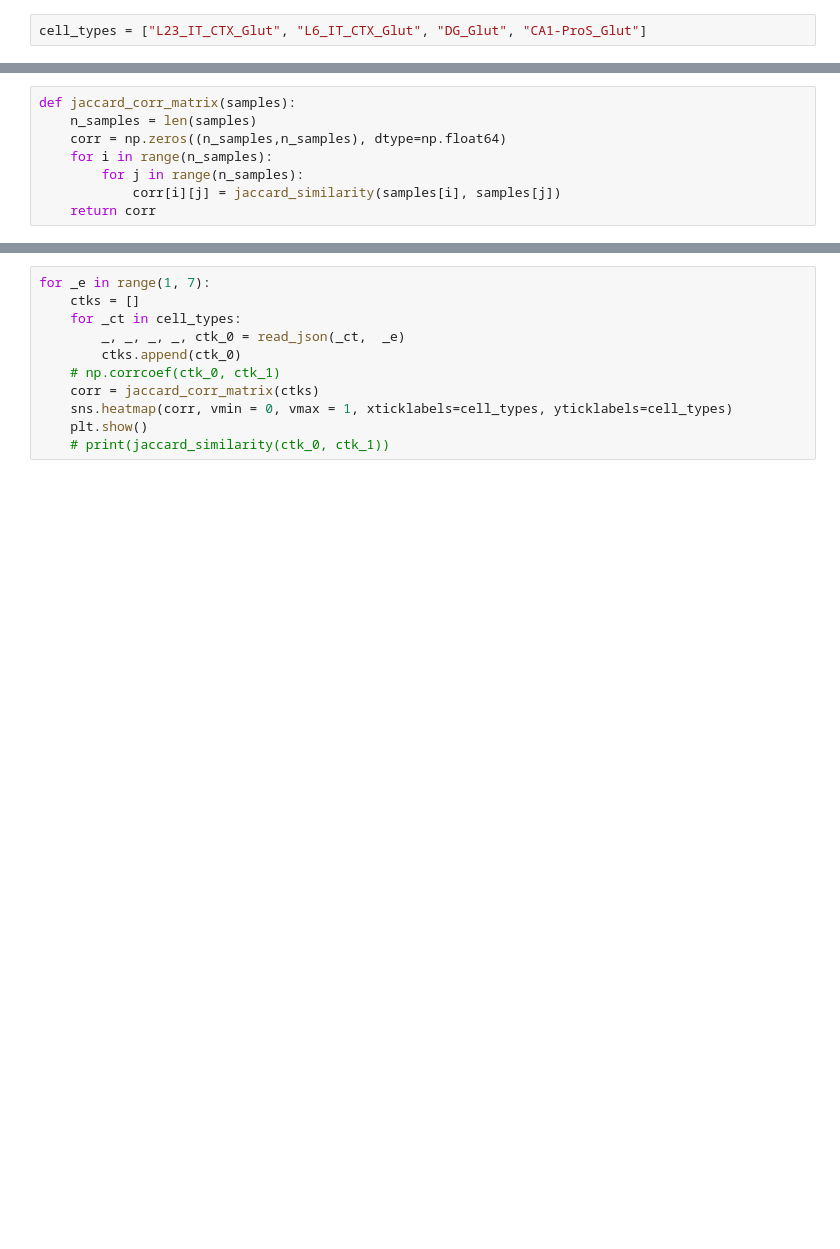
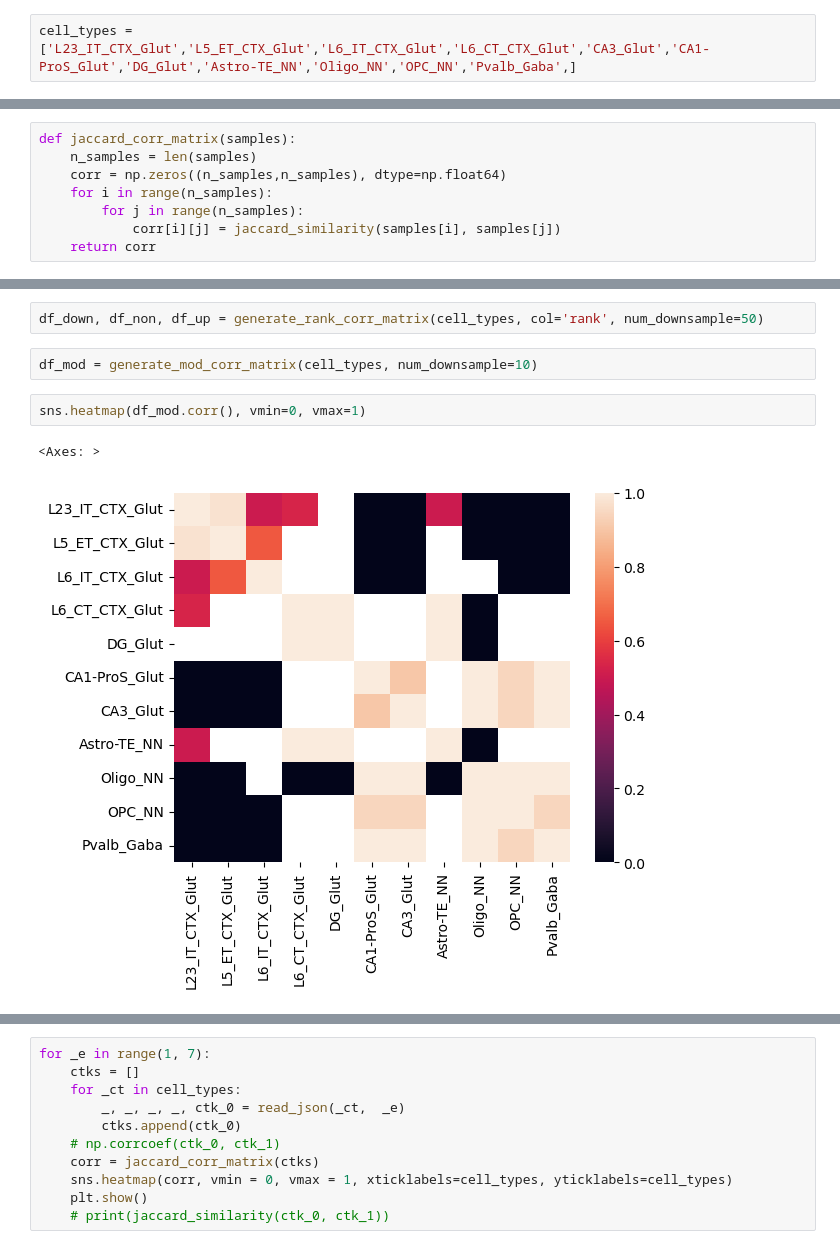
Before and after one commit to Michaelvll/aging-gene-prediction, a Jupyter notebook: ak_workspace/analyze_results/02_analyze_xgb.ipynb, the cells around one changed output, grey strips where cells are left out. Saved outputs shown, nothing was run; the diff lists cells and outputs as text; blank space fills up the shorter version.

```diff
--- a/ak_workspace/analyze_results/02_analyze_xgb.ipynb
+++ b/ak_workspace/analyze_results/02_analyze_xgb.ipynb
@@ -19,7 +19,7 @@ from scipy.stats import entropy
 from itertools import combinations
 from sklearn.metrics import mutual_info_score, confusion_matrix
 # %%
-cell_types = ["L23_IT_CTX_Glut", "L6_IT_CTX_Glut", "DG_Glut", "CA1-ProS_Glut"]
+cell_types = ['L23_IT_CTX_Glut','L5_ET_CTX_Glut','L6_IT_CTX_Glut','L6_CT_CTX_Glut','CA3_Glut','CA1-ProS_Glut','DG_Glut','Astro-TE_NN','Oligo_NN','OPC_NN','Pvalb_Gaba',]
 # %%
 def information_gain(labels, preds):
     start_entropy = entropy(pd.DataFrame(labels).value_counts(), base=2)
@@ -56,0 +119,9 @@ array([0., 0., 0.])
+# %%
+df_down, df_non, df_up = generate_rank_corr_matrix(cell_types, col='rank', num_downsample=50)
+# %%
+df_mod = generate_mod_corr_matrix(cell_types, num_downsample=10)
+# %%
+sns.heatmap(df_mod.corr(), vmin=0, vmax=1)
+# %% [output]
+<Axes: >
+[figure, added]
```
Also changed, not shown: parts of 6 cells of this notebook, 41 other files.
